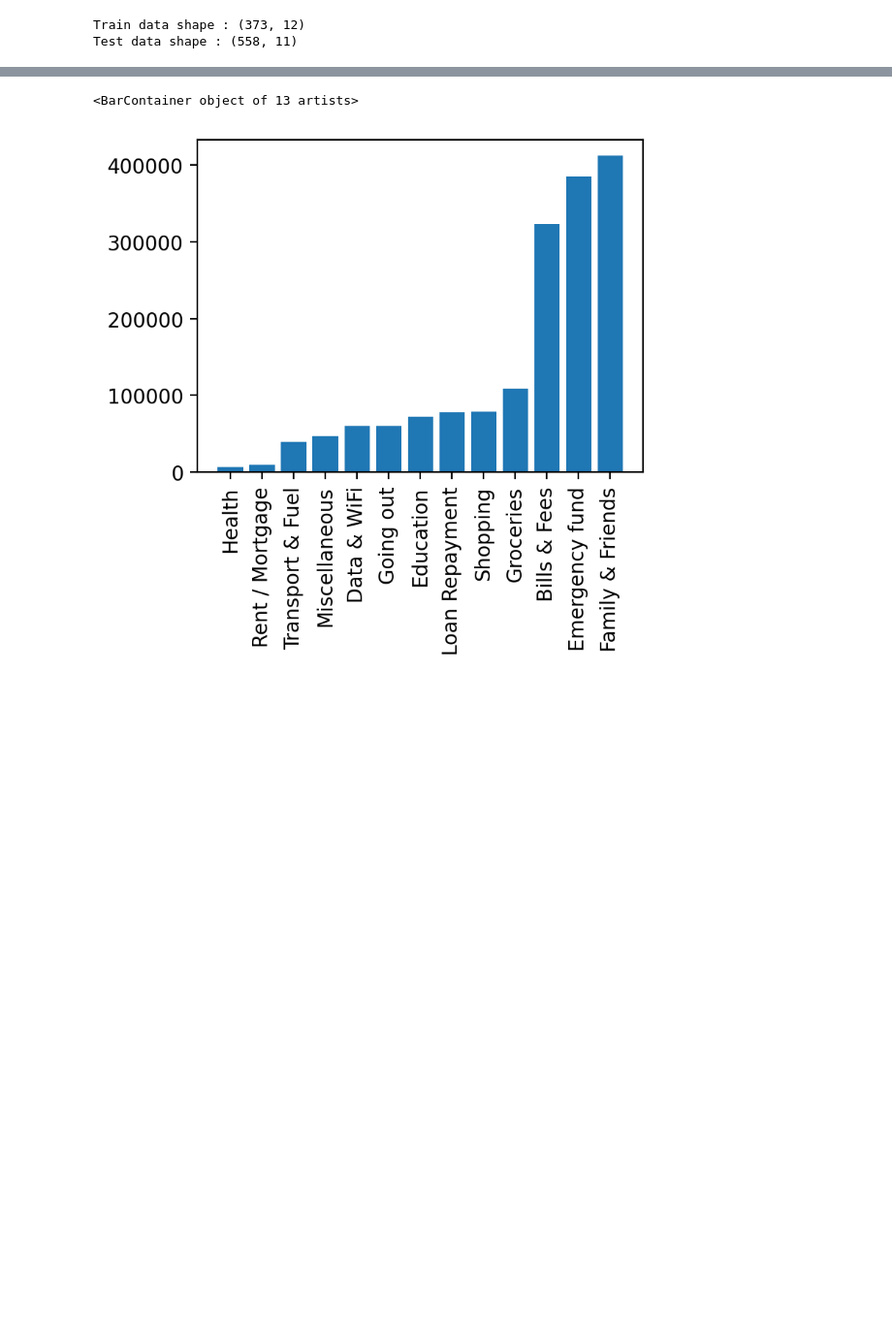
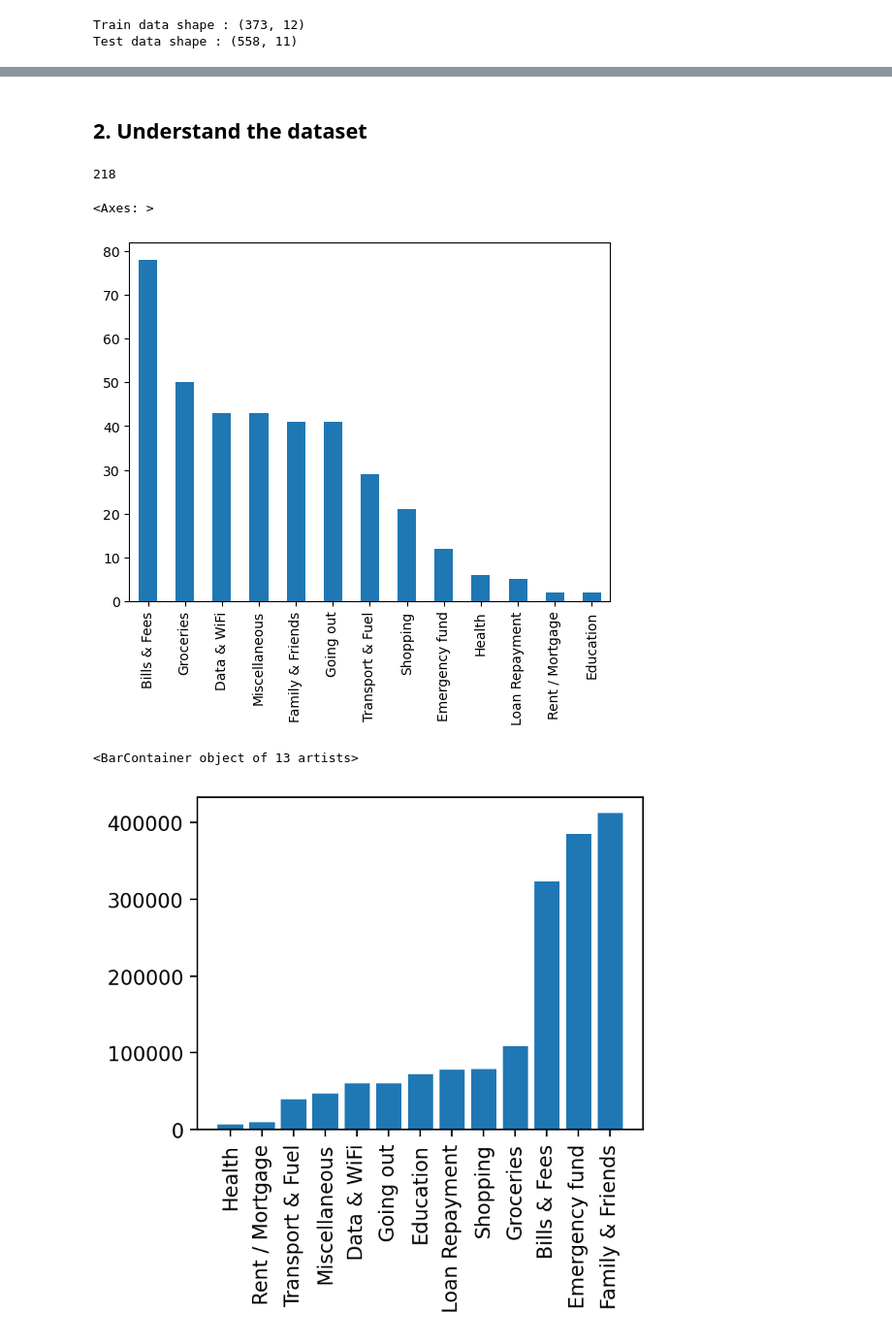
Before and after one commit to The-DigitalAcademy/Zweli-alvin_classification_challenge, a Jupyter notebook: purchase_analysis.ipynb, the cells around one changed output, grey strips where cells are left out. Shown: that part at 97% size. Saved outputs shown, nothing was run; the diff lists cells and outputs as text; code cells hidden in the pictures; blank space fills up the shorter version.

```diff
--- a/purchase_analysis.ipynb
+++ b/purchase_analysis.ipynb
@@ -45,3 +55,14 @@ d.USER_ID.nunique()
+# %% [markdown]
+## 2. Understand the dataset
+# %%
+train.MERCHANT_NAME.nunique()
+# %% [output]
+218
+# %%
+train.MERCHANT_CATEGORIZED_AS.value_counts().plot(kind='bar')
+# %% [output]
+<Axes: >
+[figure, added]
 # %%
 data = pd.pivot_table(train, values='PURCHASE_VALUE', index='MERCHANT_CATEGORIZED_AS', aggfunc='sum').reset_index(False)
 data = data.sort_values('PURCHASE_VALUE')
```
Also changed, not shown: parts of 19 cells of this notebook, 2 other files.
